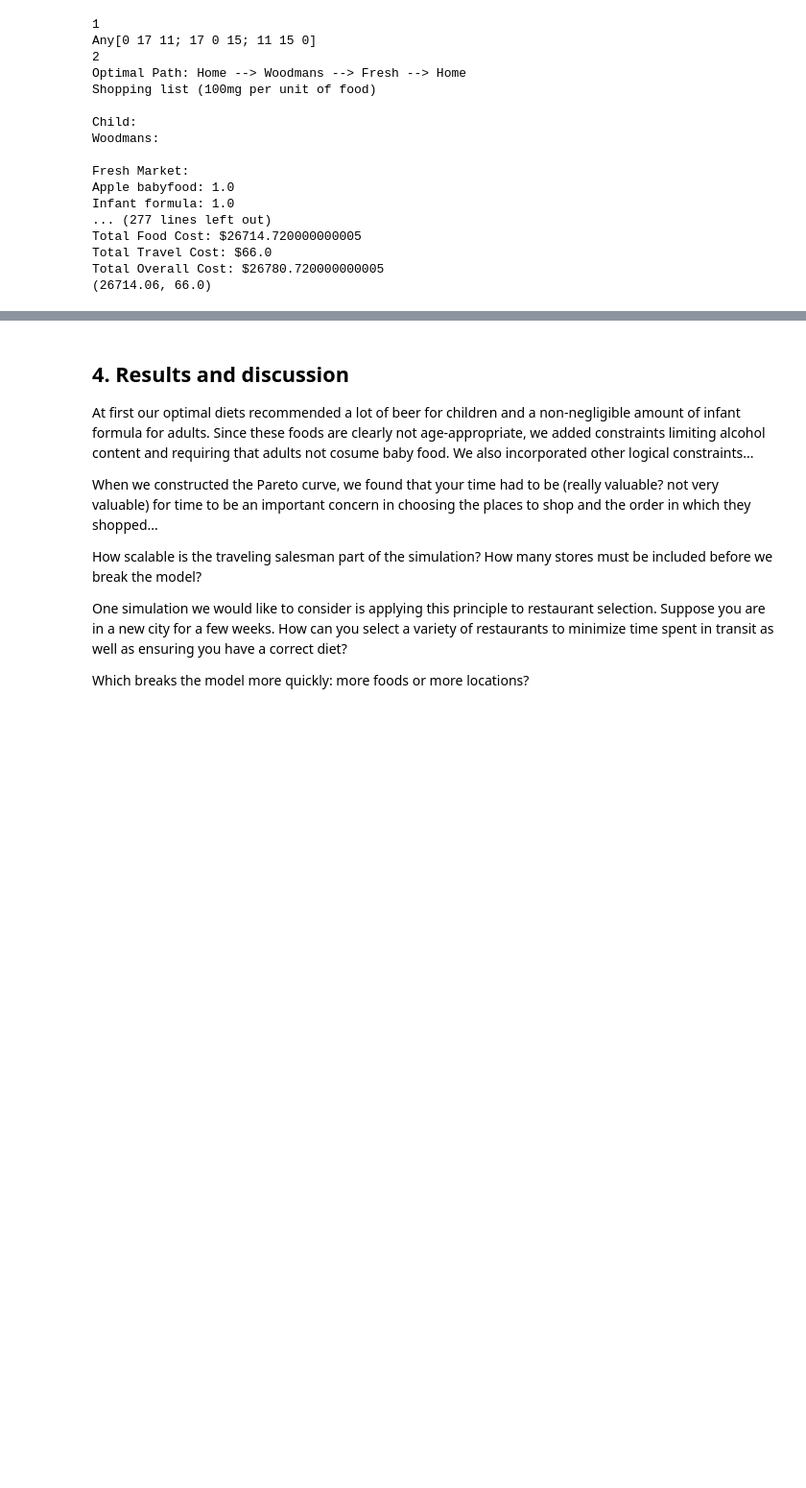
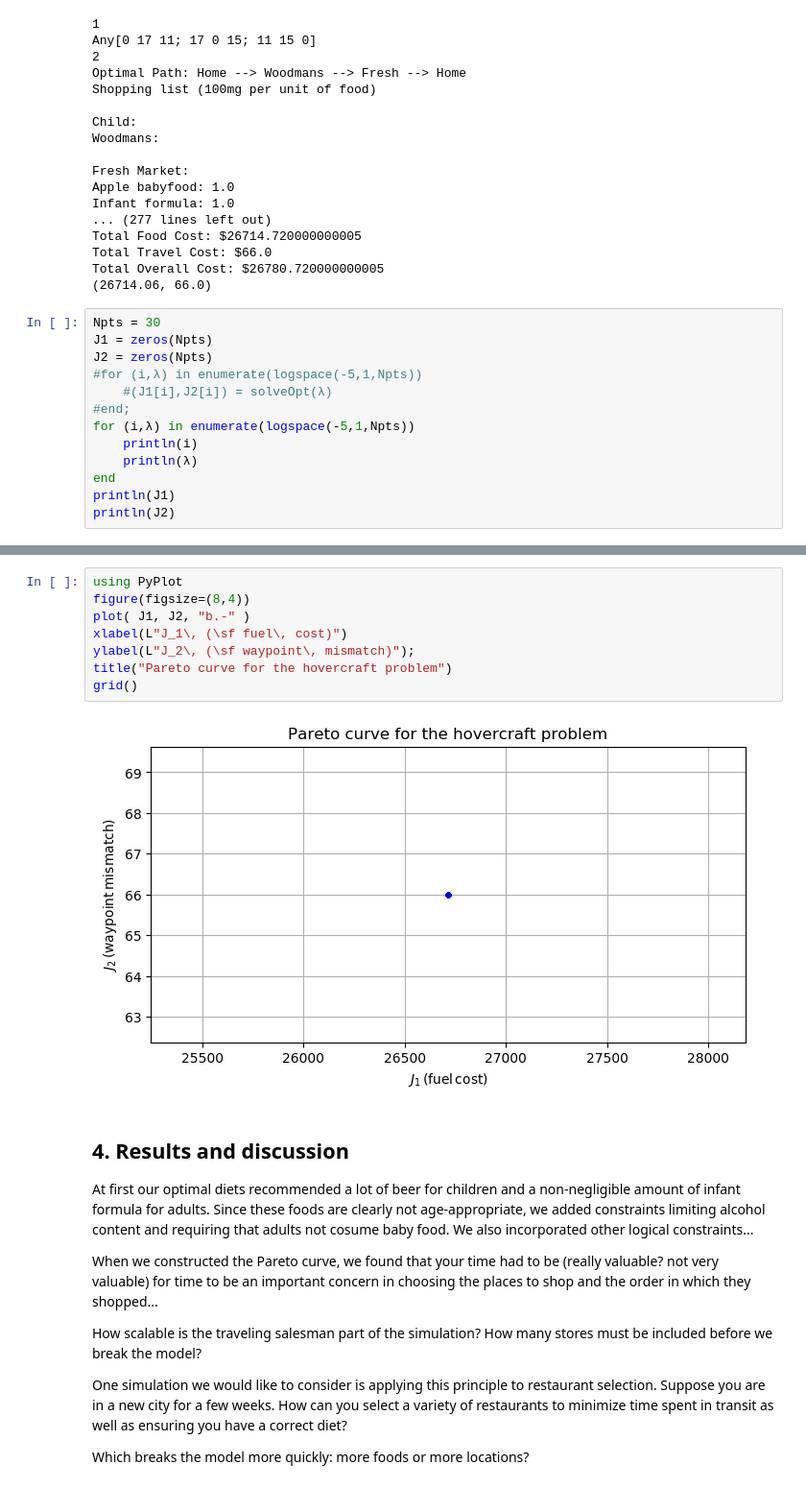
Before and after one commit to harish-veeramani/optimization-final-project, a Jupyter notebook: project_report_template.ipynb, the cells around one changed output, grey strips where cells are left out. Shown at 96% size. Drawn from its saved outputs; the diff is of its cells as text; blank space fills up the shorter version.

```diff
--- a/project_report_template.ipynb
+++ b/project_report_template.ipynb
@@ -542,3 +542,16 @@ Total Food Cost: $26714.720000000005
 Total Travel Cost: $66.0
 Total Overall Cost: $26780.720000000005
 (26714.06, 66.0)
+# %%
+Npts = 30
+J1 = zeros(Npts)
+J2 = zeros(Npts)
+#for (i,λ) in enumerate(logspace(-5,1,Npts))
+    #(J1[i],J2[i]) = solveOpt(λ)
+#end;
+for (i,λ) in enumerate(logspace(-5,1,Npts))
+    println(i)
+    println(λ)
+end
+println(J1)
+println(J2)
@@ -545,3 +576,13 @@ Total Overall Cost: $26780.720000000005
+# %%
+using PyPlot
+figure(figsize=(8,4))
+plot( J1, J2, "b.-" )
+xlabel(L"J_1\, (\sf fuel\, cost)")
+ylabel(L"J_2\, (\sf waypoint\, mismatch)");
+title("Pareto curve for the hovercraft problem")
+grid()
+# %% [output]
+[figure, added]
 # %% [markdown]
 ## 4. Results and discussion ##
 
```
Also changed, not shown: parts of 1 cell of this notebook.
